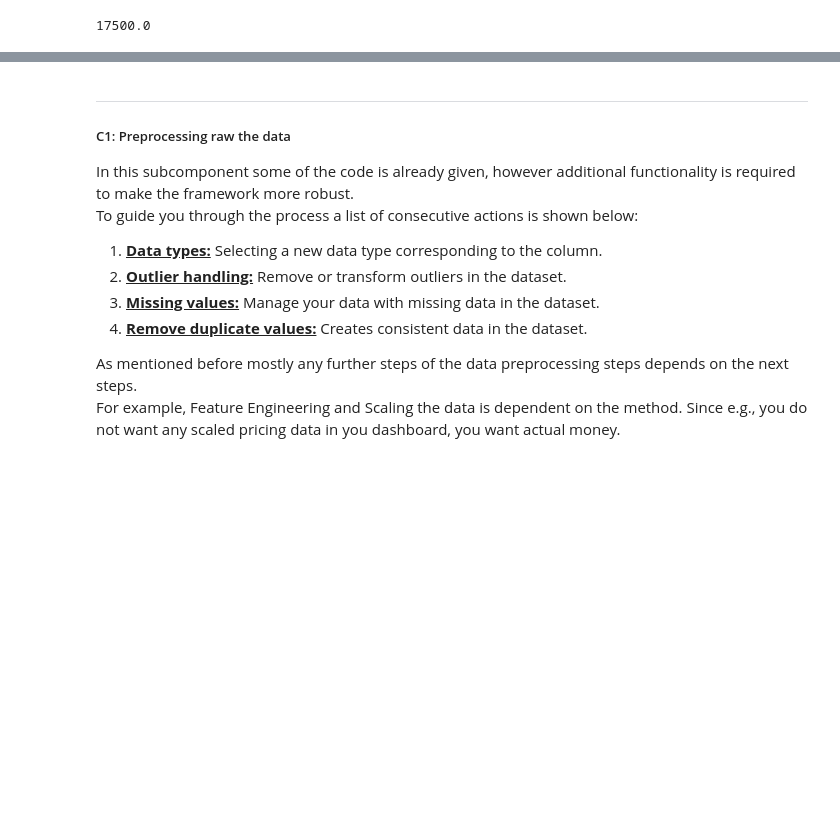
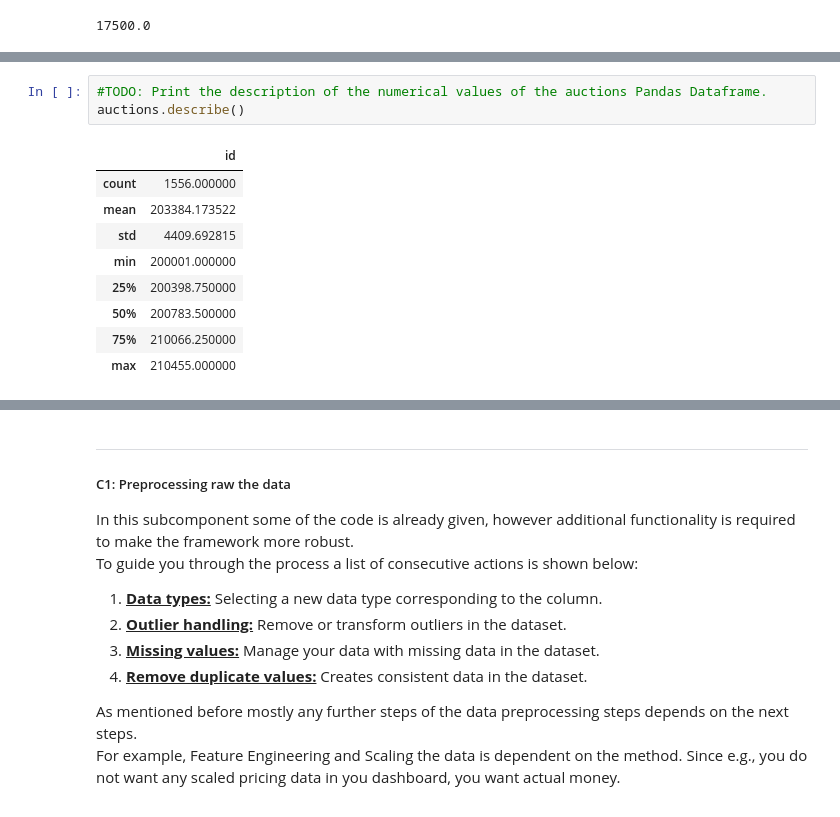
Before and after one commit to DatacationOrg/datacademy-v2, a Jupyter notebook: M10_FINAL/src/Main.ipynb, the cells around one changed output, grey strips where cells are left out. Drawn from its saved outputs; the diff is of its cells as text; blank space fills up the shorter version.

```diff
--- a/M10_FINAL/src/Main.ipynb
+++ b/M10_FINAL/src/Main.ipynb
@@ -299,0 +261,13 @@ False
+# %%
+#TODO: Print the description of the numerical values of the auctions Pandas Dataframe.
+auctions.describe()
+# %% [output]
+|  | id |
+| count | 1556.000000 |
+| mean | 203384.173522 |
+| std | 4409.692815 |
+| min | 200001.000000 |
+| 25% | 200398.750000 |
+| 50% | 200783.500000 |
+| 75% | 210066.250000 |
+| max | 210455.000000 |
```
Also changed, not shown: parts of 63 cells of this notebook.
